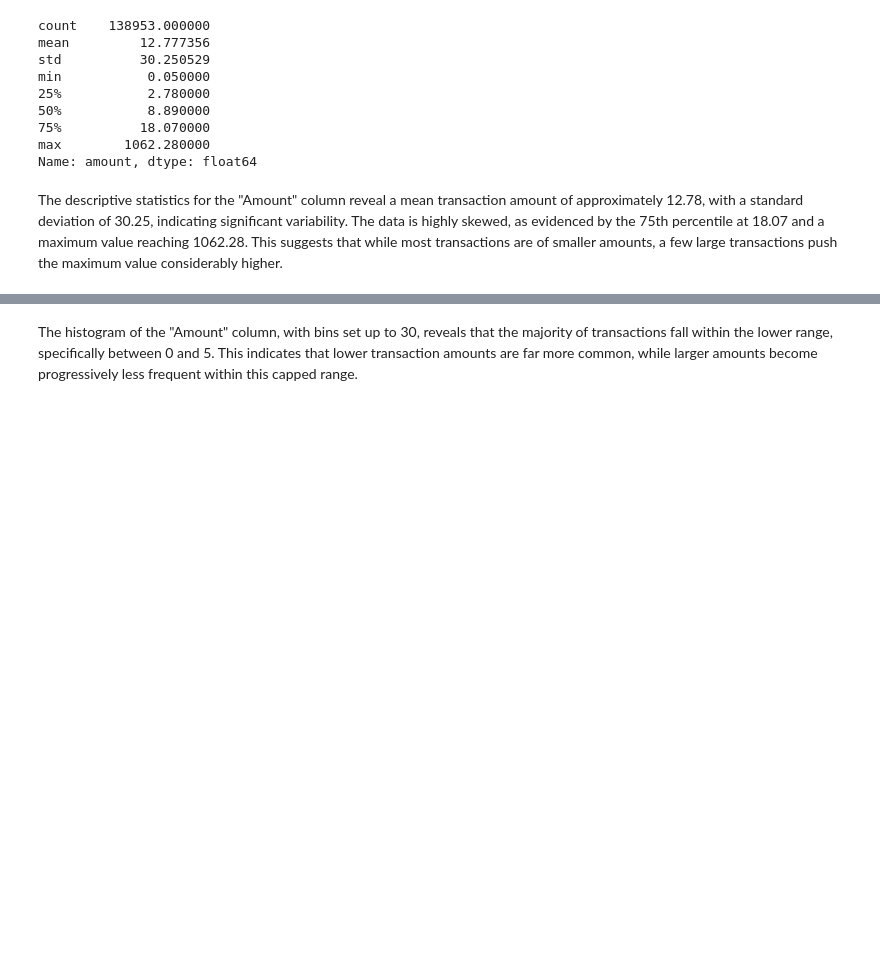
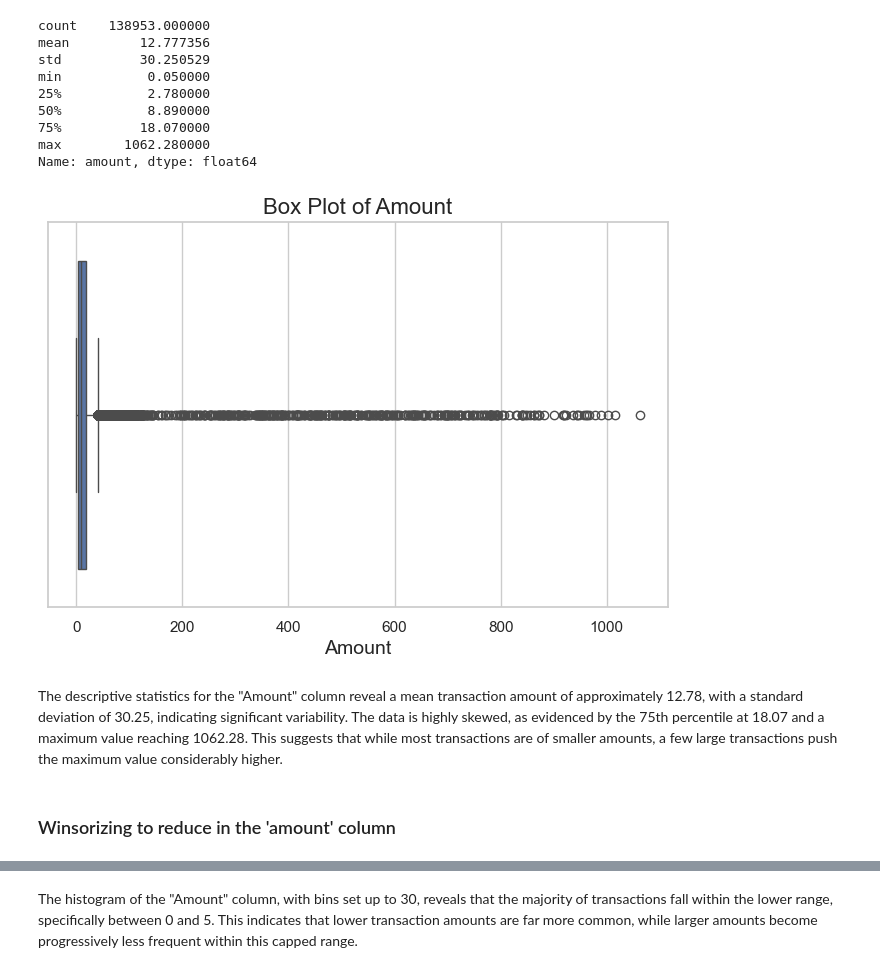
Before and after one commit to CoskunErden/Udacity_DS_Capstone_Project, a Jupyter notebook: starbucks_capstone.ipynb, the cells around one changed output, grey strips where cells are left out. Saved outputs shown, nothing was run; the diff lists cells and outputs as text; code cells hidden in the pictures; blank space fills up the shorter version.

```diff
--- a/starbucks_capstone.ipynb
+++ b/starbucks_capstone.ipynb
@@ -889,5 +897,25 @@ min           0.050000
 75%          18.070000
 max        1062.280000
 Name: amount, dtype: float64
+# %%
+# Box Plot of  'amount' column
+
+# Set the aesthetic style
+sns.set(style='whitegrid')
+
+# Create a box plot for 'age'
+plt.figure(figsize = (8, 5))
+sns.boxplot(x = df['amount'])
+
+# Titles and labels
+plt.title('Box Plot of Amount', fontsize=16)
+plt.xlabel('Amount', fontsize = 14)
+
+# Show the plot
+plt.show()
+# %% [output]
+[figure, added]
 # %% [markdown]
 The descriptive statistics for the "Amount" column reveal a mean transaction amount of approximately 12.78, with a standard deviation of 30.25, indicating significant variability. The data is highly skewed, as evidenced by the 75th percentile at 18.07 and a maximum value reaching 1062.28. This suggests that while most transactions are of smaller amounts, a few large transactions push the maximum value considerably higher.
+# %% [markdown]
+### Winsorizing to reduce in the 'amount' column
```
Also changed, not shown: parts of 25 cells of this notebook.
